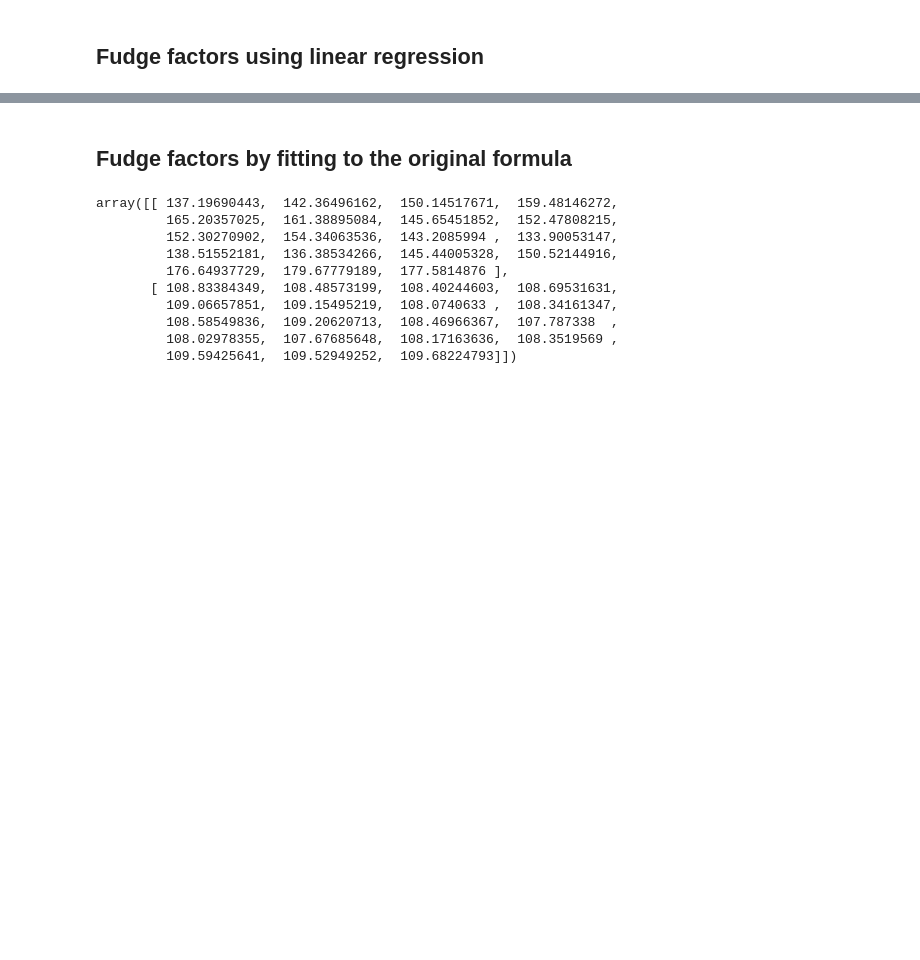
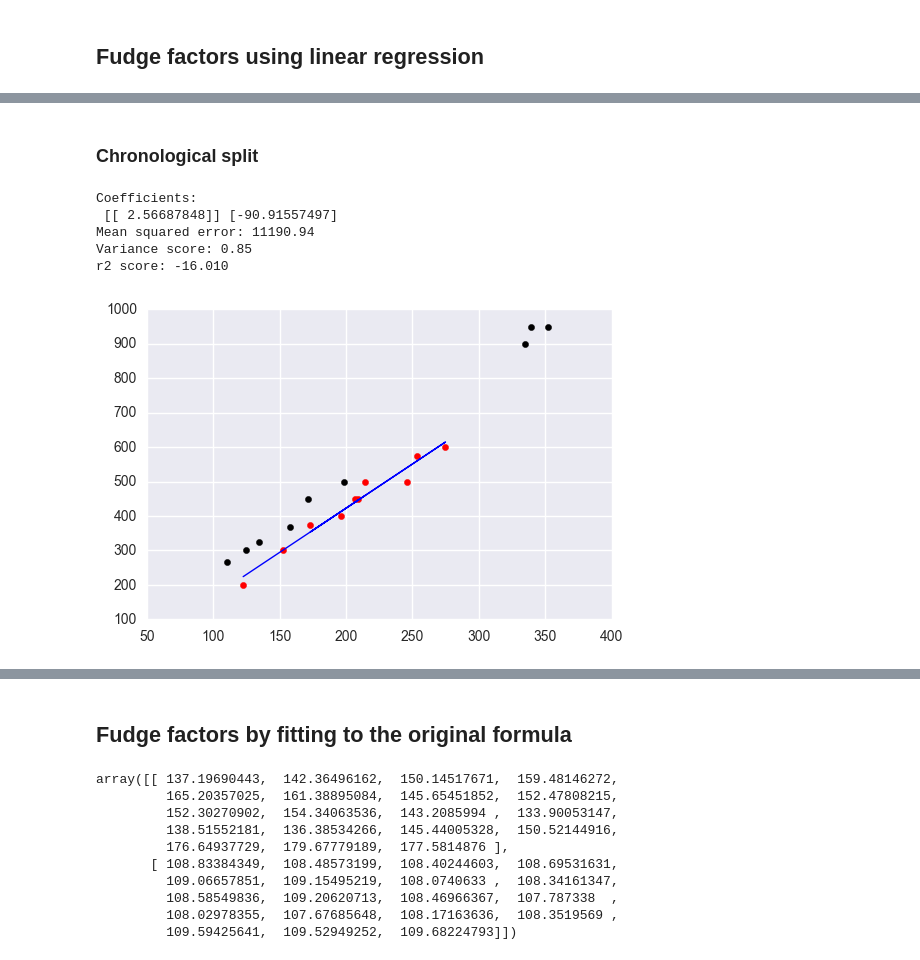
Before and after one commit to lingxz/climathon2016, a Jupyter notebook: sensors-colocation.ipynb, the cells around one changed output, grey strips where cells are left out. Drawn from its saved outputs; the diff is of its cells as text; code cells hidden in the pictures; blank space fills up the shorter version.

```diff
--- a/sensors-colocation.ipynb
+++ b/sensors-colocation.ipynb
@@ -207,3 +192,45 @@ Variance score: 0.78
+# %% [markdown]
+### Chronological split
+# %%
+def chronological_split(df_xcol, df_ycol, test_size=0.2):
+    assert len(df_xcol) == len(df_ycol)
+    test_number = int(test_size * len(df_xcol))
+    train_number = len(df_xcol) - test_number
+    return df_xcol.head(train_number), df_xcol.tail(test_number), df_ycol.head(train_number), df_ycol.tail(test_number)
+
+# split the data into training and test sets
+kings_train2, kings_test2, co_train2, co_test2 = chronological_split(ds_merged_temp.kings_co, ds_merged_temp.co_ppb, test_size=0.5)
+
+# Create linear regression object
+regr = linear_model.LinearRegression()
+
+# Train the model using the training sets
+regr.fit(reshape(co_train2), reshape(kings_train2))
+# co_train.values.shape
+# The coefficients
+print('Coefficients: \n', regr.coef_, regr.intercept_)
+# The mean squared error
+print("Mean squared error: %.2f"
+      % np.mean((regr.predict(reshape(co_test2)) - reshape(kings_test2)) ** 2))
+# Explained variance score: 1 is perfect prediction
+print('Variance score: %.2f' % regr.score(reshape(co_test2), reshape(kings_test2)))
+print('r2 score: %.3f' % r2_score(reshape(co_test2), reshape(kings_test2)))
+scores = cross_val_score(regr, reshape(co_test), reshape(kings_test), scoring='r2')
+scores = cross_val_score(regr, reshape(co_test), reshape(kings_test), scoring='r2')
+print("R2 score: %.3f" % scores[0])
+
+plt.scatter(co_test2, kings_test2,  color='black')
+plt.scatter(co_train2, kings_train2, color='red')
+plt.plot(reshape(co_train2), regr.predict(reshape(co_train2)), color='blue',
+         linewidth=1)
+plt.show()
+# %% [output]
+Coefficients:
+ [[ 2.56687848]] [-90.91557497]
+Mean squared error: 11190.94
+Variance score: 0.85
+r2 score: -16.010
+[figure, added]
 # %%
 ds_merged['co_ppb_modified'] = ds_merged['co_ppb'] * regr.coef_[0] + regr.intercept_[0]
 
```
Also changed, not shown: parts of 10 cells of this notebook.
